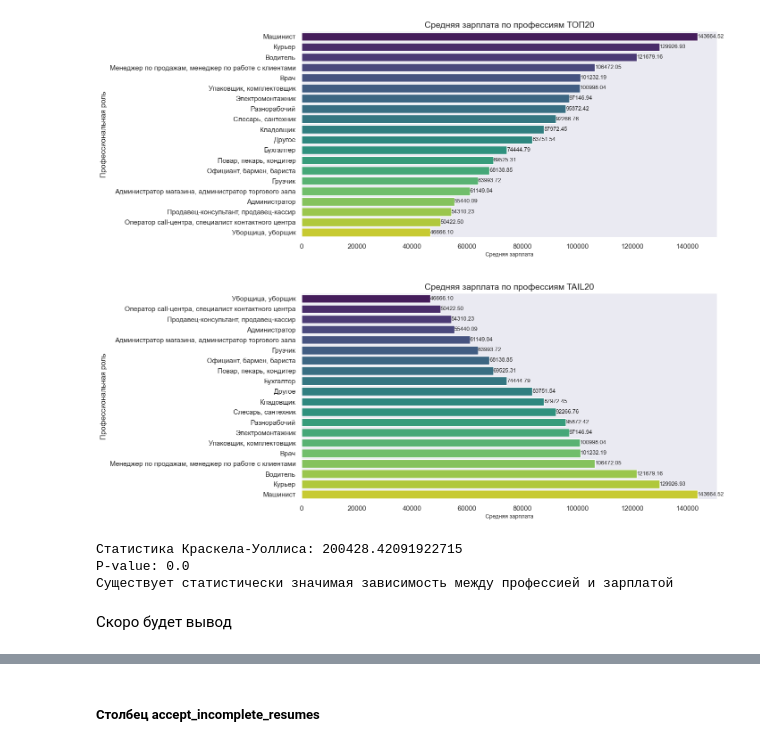
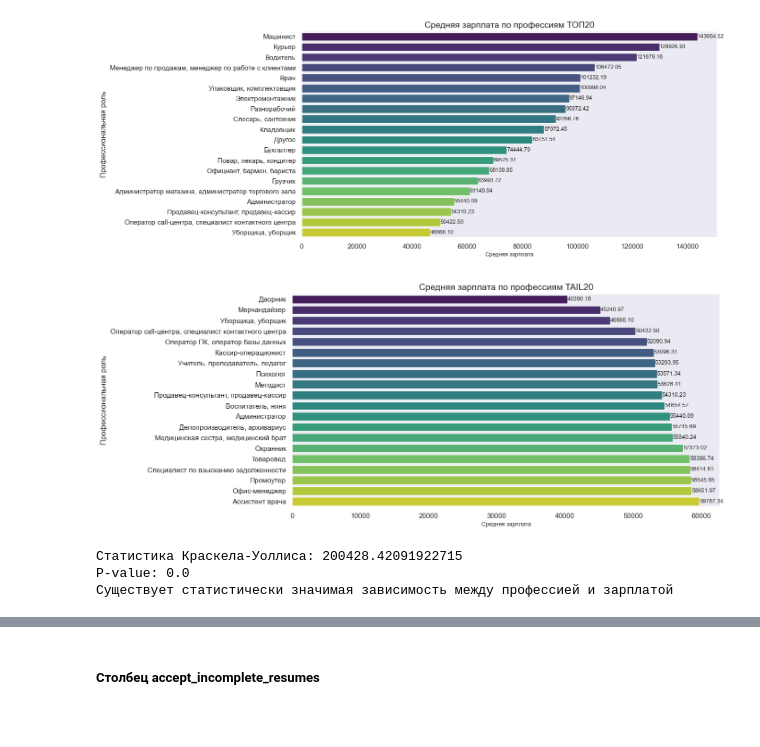
Before and after one commit to HeadHunter-Team-AI-24-3/hh_regression, a Jupyter notebook: src/hh_regression.ipynb, the cells around one changed output, grey strips where cells are left out. Cells and saved outputs as stored; diff of their text form; code cells hidden in the pictures; blank space fills up the shorter version.

```diff
--- a/src/hh_regression.ipynb
+++ b/src/hh_regression.ipynb
@@ -746,22 +746,22 @@ plt.show()
 # %% [output]
 [figure]
 # %%
-mean_salaries = df[df['professional_roles_0_name'].isin(top_roles[:20])].groupby('professional_roles_0_name')['salary'].mean()
-sorted_roles_by_salary = mean_salaries.sort_values(ascending=True)
+mean_salaries = df[df['professional_roles_0_name'].isin(top_roles)].groupby('professional_roles_0_name')['salary'].mean()
+sorted_roles_by_salary = mean_salaries.sort_values(ascending=True)[:20]
 
 plt.figure(figsize=(12, 6))
 barplot = sns.barplot(x=sorted_roles_by_salary.values, y=sorted_roles_by_salary.index, palette='viridis')
 
 for index, value in enumerate(sorted_roles_by_salary.index):
     mean_salary = sorted_roles_by_salary[value]
     barplot.text(sorted_roles_by_salary.values[index], index, f'{mean_salary:.2f}', va='center', ha='left', fontsize=9)
 
 plt.title('Средняя зарплата по профессиям TAIL20', fontsize=14)
 plt.xlabel('Средняя зарплата', fontsize=9)
 plt.ylabel('Профессиональная роль')
 plt.show()
 # %% [output]
-[figure, old version]
+[figure, new version]
 # %%
 salary_groups = [group['salary'].values for _, group in df.groupby('professional_roles_0_name')]
 statistic, p_value = kruskal(*salary_groups)
@@ -777,5 +777,3 @@ else:
 Статистика Краскела-Уоллиса: 200428.42091922715
 P-value: 0.0
 Существует статистически значимая зависимость между профессией и зарплатой
-# %% [markdown]
-Скоро будет вывод
```
Also changed, not shown: parts of 34 cells of this notebook.
